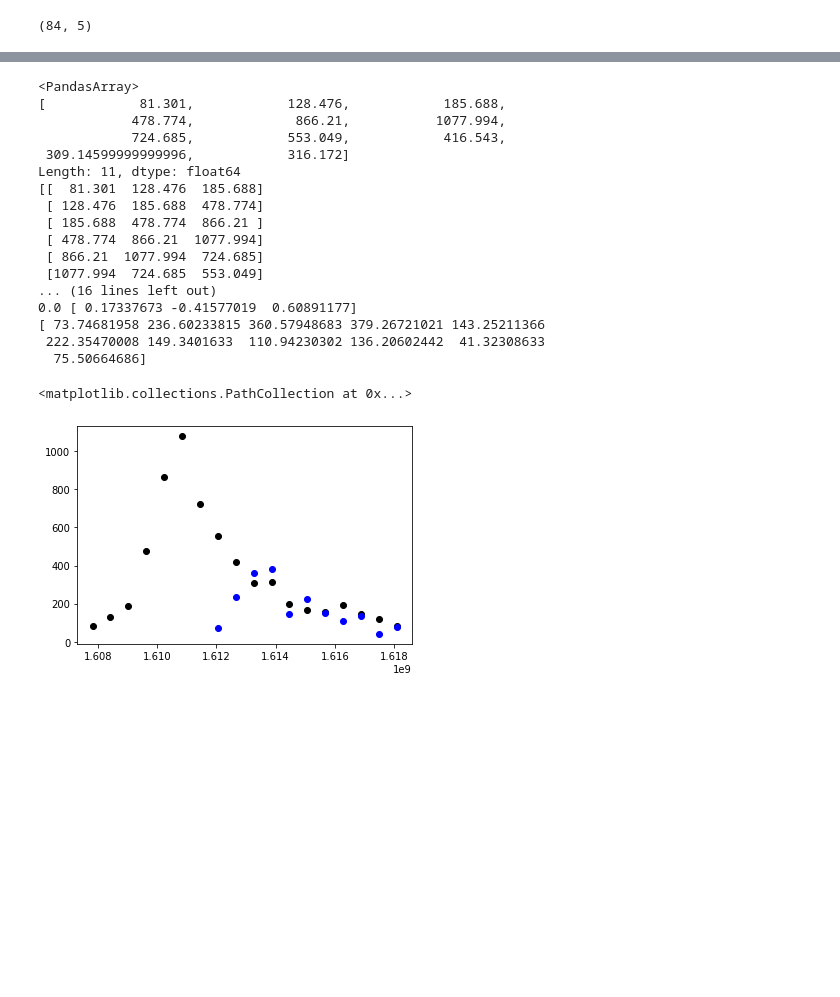
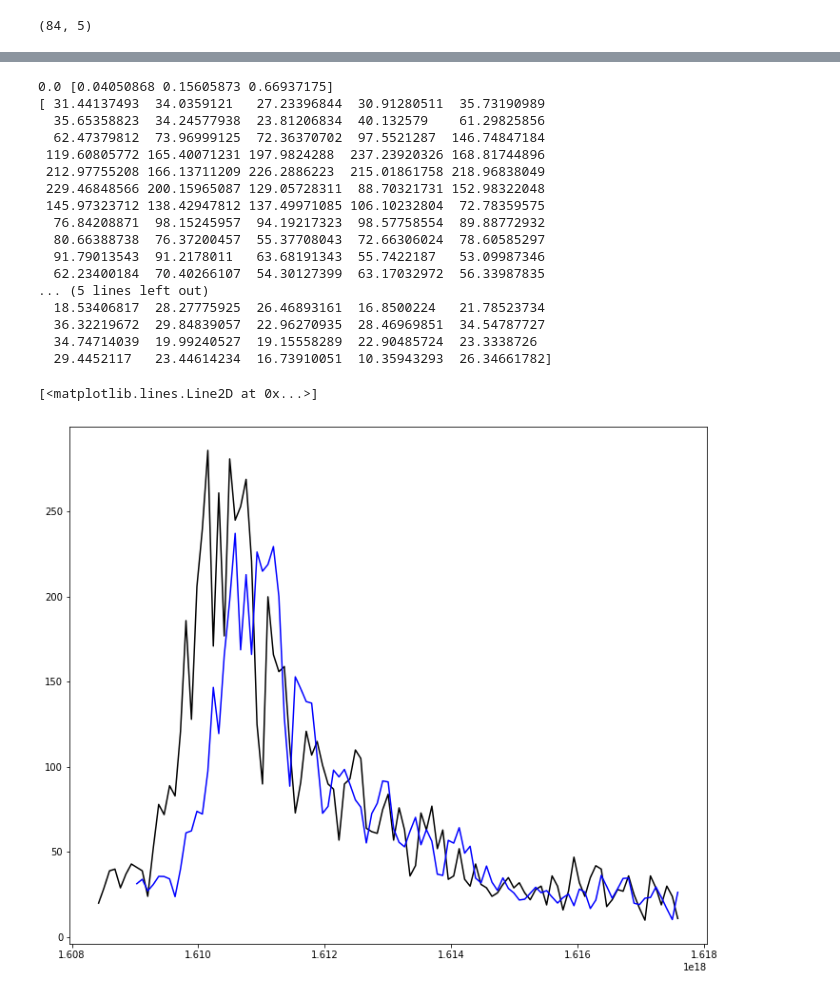
Before and after one commit to Vindhya07/ML_Covid_TimeSeries, a Jupyter notebook: Covid_timeseries.ipynb, the cells around one changed output, grey strips where cells are left out. Cells and saved outputs as stored; diff of their text form; code cells hidden in the pictures; blank space fills up the shorter version.

```diff
--- a/Covid_timeseries.ipynb
+++ b/Covid_timeseries.ipynb
@@ -94,12 +95,12 @@ plt.show()
 # %%
 print("")
 # %%
-start=pd.to_datetime('2020-12-13 00:00:00')
+start=pd.to_datetime('2020-12-20 00:00:00+00:00')
 print("Start: ", start)
-end=pd.to_datetime('2021-04-18 00:00:00')
+end=pd.to_datetime('2021-03-09 00:00:00+00:00')
 print("End: ", end)
-t_full=pd.array(pd.DatetimeIndex(df_Ireland.iloc[35:53,3]).astype(np.int64))/1000000000
+t_full=pd.array(pd.DatetimeIndex(df2.iloc[293:400,2])).astype(np.int64)
 print("Tfull: ", t_full)
 dt = t_full[1] - t_full[0]
-print("Data sampling interval in seconds:", dt)
+print("Data sampling interval", dt)
 # %% [output]
@@ -115,20 +124,17 @@ Data sampling interval in seconds: 604800.0
 # %%
-t_start = pd.DatetimeIndex([start]).astype(np.int64)/1000000000
-t_end = pd.DatetimeIndex([end]).astype(np.int64)/1000000000
+t_start = pd.DatetimeIndex([start]).astype(np.int64)
+t_end = pd.DatetimeIndex([end]).astype(np.int64)
 print(t_start)
 print(t_end)
 print(t_full)
 # d = (t_full>=start) & (t_full<=end)
-# t = np.extract([(t_full[0]>=t_start) & (t_full[t_full.size-1]<=t_end)], t_full)
-# print(t)
+t = np.extract([(t_full[0]>=t_start) & (t_full[t_full.size-1]<=t_end)], df2[:9])
+print("t=",t)
 t = (t_full[1]-t_full[0])/60/60/24
 print(t)
 # print(df_Ireland.iloc[35:53,4])
-ss = pd.array(pd.Index(df_Ireland.iloc[35:53,4]))
+ss = pd.array(pd.Index(df2.iloc[293:400,42])).astype(np.int64)
 print(ss)
-y =t_full.astype(np.int64)
-print("Y=:",y)
-x_range = np.arange(0,t_full.size,1)
-plt.scatter(x_range,y, color='red')
+plt.plot(ss)
 plt.show()
 # %% [output]
@@ -156,46 +159,47 @@ Y=: [1607817600 1608422400 1609027200 1609632000 1610236800 1610841600
 # %%
 stride = 1
 lag = 3
 dd = 1
 q = 4
 XX = ss[0:ss.size - q - lag * dd:stride]
-print(XX)
+# print(XX)
 for i in range(1,lag):
   X = ss[i*dd:ss.size - q - (lag-i)*dd:stride]
   XX=np.column_stack((XX,X))
-print(XX)
-yy = ss[lag*dd+q::stride]
-print(yy)
+# print(XX)
+yy = y[lag*dd+q::stride]
+# print(yy)
 tt = t_full[lag*dd+q::stride]
-print(tt)
+# print(tt)
 from sklearn.model_selection import train_test_split
 train, test = train_test_split(np.arange(0,yy.size),test_size=0.2)
 
 from sklearn.linear_model import Ridge
-model = Ridge(fit_intercept=False).fit(XX[train], yy[train])
+model = Ridge(fit_intercept=False, alpha=1).fit(XX[train], yy[train])
 print(model.intercept_, model.coef_)
 
 y_pred = model.predict(XX)
 print(y_pred)
-plt.scatter(t_full, ss, color='black')
-plt.scatter(tt, y_pred, color='blue')
+plt.rcParams["figure.figsize"] = 12,10
+plt.plot(t_full, ss, color='black')
+plt.plot(tt, y_pred, color='blue')
 # %% [output]
-<PandasArray>
-[            81.301,            128.476,            185.688,
-            478.774,             866.21,           1077.994,
-            724.685,            553.049,            416.543,
- 309.14599999999996,            316.172]
-Length: 11, dtype: float64
-[[  81.301  128.476  185.688]
- [ 128.476  185.688  478.774]
- [ 185.688  478.774  866.21 ]
- [ 478.774  866.21  1077.994]
- [ 866.21  1077.994  724.685]
- [1077.994  724.685  553.049]
-... (16 lines left out)
-0.0 [ 0.17337673 -0.41577019  0.60891177]
-[ 73.74681958 236.60233815 360.57948683 379.26721021 143.25211366
- 222.35470008 149.3401633  110.94230302 136.20602442  41.32308633
-  75.50664686]
+0.0 [0.04050868 0.15605873 0.66937175]
+[ 31.44137493  34.0359121   27.23396844  30.91280511  35.73190989
+  35.65358823  34.24577938  23.81206834  40.132579    61.29825856
+  62.47379812  73.96999125  72.36370702  97.5521287  146.74847184
+ 119.60805772 165.40071231 197.9824288  237.23920326 168.81744896
+ 212.97755208 166.13711209 226.2886223  215.01861758 218.96838049
+ 229.46848566 200.15965087 129.05728311  88.70321731 152.98322048
+ 145.97323712 138.42947812 137.49971085 106.10232804  72.78359575
+  76.84208871  98.15245957  94.19217323  98.57758554  89.88772932
+  80.66388738  76.37200457  55.37708043  72.66306024  78.60585297
+  91.79013543  91.2178011   63.68191343  55.7422187   53.09987346
+  62.23400184  70.40266107  54.30127399  63.17032972  56.33987835
+... (5 lines left out)
+  18.53406817  28.27775925  26.46893161  16.8500224   21.78523734
+  36.32219672  29.84839057  22.96270935  28.46969851  34.54787727
+  34.74714039  19.99240527  19.15558289  22.90485724  23.3338726
+  29.4452117   23.44614234  16.73910051  10.35943293  26.34661782]
-<matplotlib.collections.PathCollection at 0x...>
+[<matplotlib.lines.Line2D at 0x...>]
-[figure, old version]
+[figure, new version]
```
Also changed, not shown: parts of 9 cells of this notebook.
